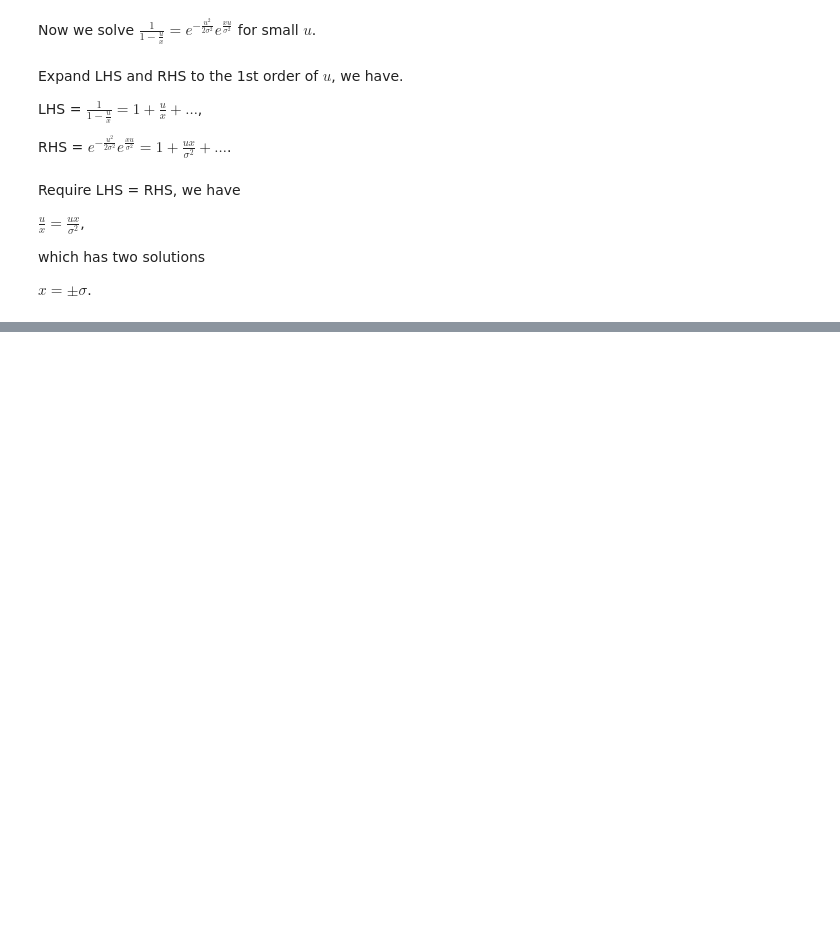
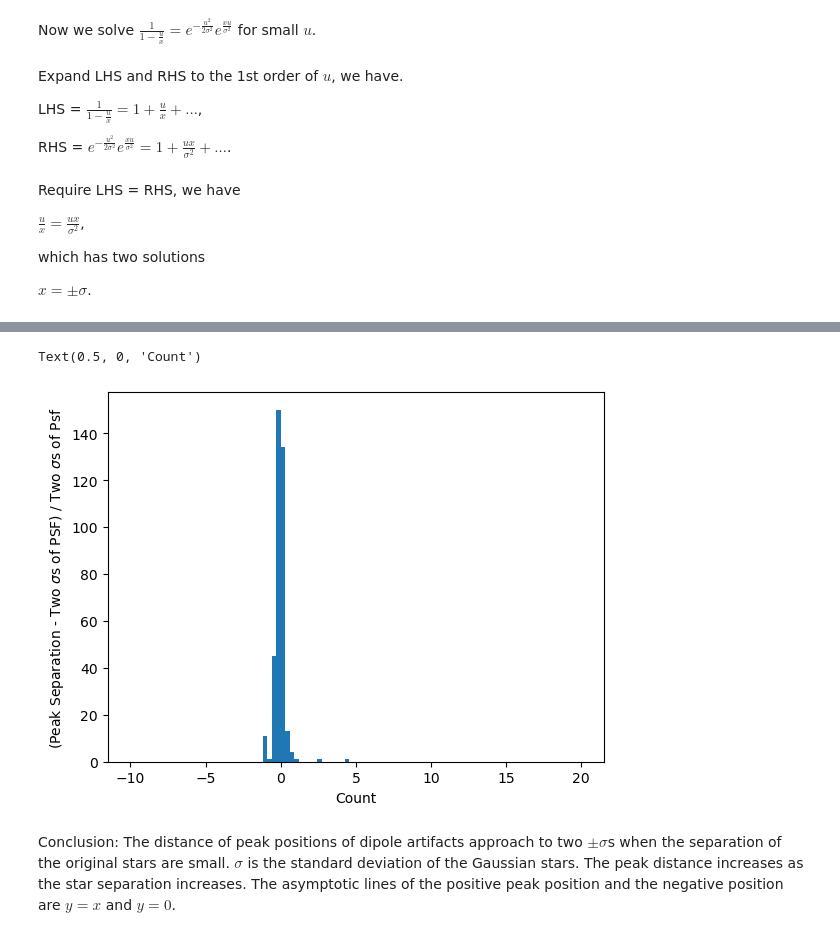
Before and after one commit to LSSTDESC/dia_improvement, a Jupyter notebook: devel/dipoe_separation_within_one_pixel.ipynb, the cells around one changed output, grey strips where cells are left out. Cells and saved outputs as stored; diff of their text form; code cells hidden in the pictures; blank space fills up the shorter version.

```diff
--- a/devel/dipoe_separation_within_one_pixel.ipynb
+++ b/devel/dipoe_separation_within_one_pixel.ipynb
@@ -248,0 +383,10 @@ $x=\pm \sigma$.
+# %%
+sep_res = (dipole_sep_df['peak_sep'] - dipole_sep_df['psf_sep']) / dipole_sep_df['psf_sep']
+plt.hist(sep_res, bins = np.linspace(-10, 20, 100));
+plt.ylabel('(Peak Separation - Two $\sigma$s of PSF) / Two $\sigma$s of Psf')
+plt.xlabel('Count')
+# %% [output]
+Text(0.5, 0, 'Count')
+[figure, added]
+# %% [markdown]
+Conclusion: The distance of peak positions of dipole artifacts approach to two $\pm\sigma$s when the separation of the original stars are small. $\sigma$ is the standard deviation of the Gaussian stars. The peak distance increases as the star separation increases. The asymptotic lines of the positive peak position and the negative position are $y=x$ and $y=0$.
```
Also changed, not shown: parts of 18 cells of this notebook.
